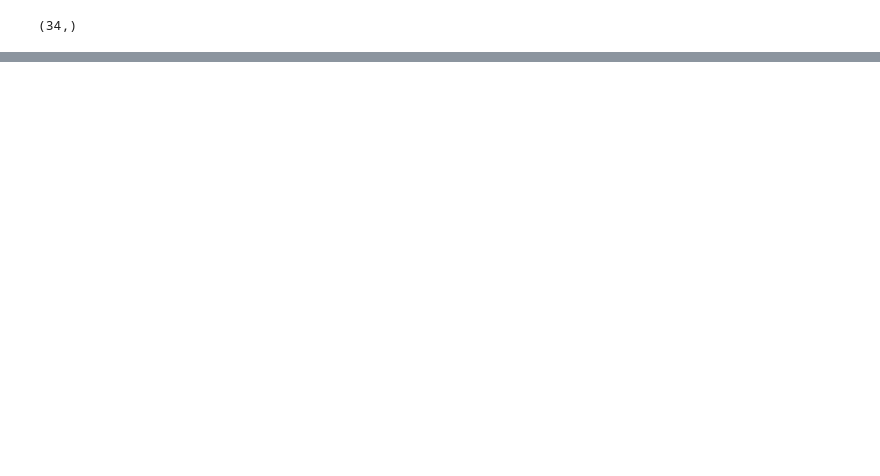
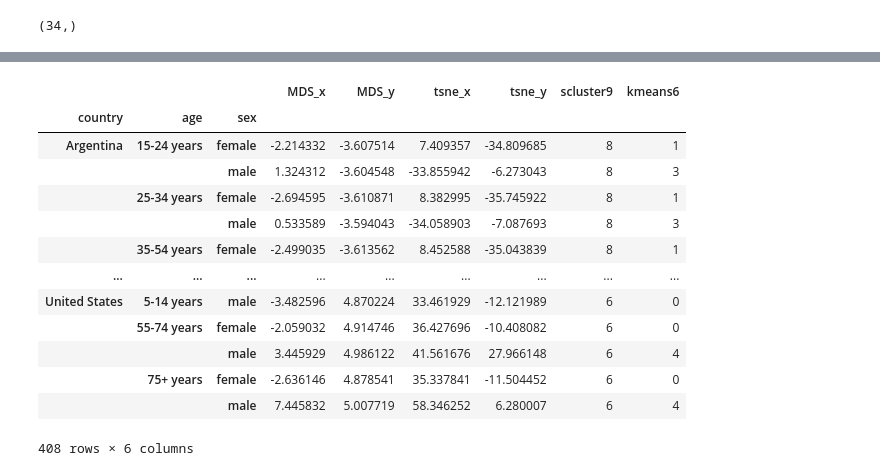
Before and after one commit to whylovegithub/MITA_First_Year, a Jupyter notebook: DAV/hw/hw5/hw5.ipynb, the cells around one changed output, grey strips where cells are left out. Cells and saved outputs as stored; diff of their text form; code cells hidden in the pictures; blank space fills up the shorter version.

Commit message:
12/08/2021 DAV projections

```diff
--- a/DAV/hw/hw5/hw5.ipynb
+++ b/DAV/hw/hw5/hw5.ipynb
@@ -175,0 +351,8 @@ df_selected2.to_csv("master_used_to_cluster.csv")
+# %%
+projections['scluster9'] =  projections['scluster9'].astype('str')
+# %%
+kmeans = KMeans(n_clusters =6, random_state = 0)
+
+km2 = kmeans.fit(df2_scaled)
+
+km2.labels_
@@ -175,0 +379,4 @@ df_selected2.to_csv("master_used_to_cluster.csv")
+# %%
+projections['kmeans6'] = km2.labels_
+# %%
+projections['kmeans6'] =  projections['kmeans6'].astype('str')
@@ -175,0 +398,17 @@ df_selected2.to_csv("master_used_to_cluster.csv")
+# %%
+projections
+# %% [output]
+|  |  |  | MDS_x | MDS_y | tsne_x | tsne_y | scluster9 | kmeans6 |
+| country | age | sex |  |  |  |  |  |  |
+| Argentina | 15-24 years | female | -2.214332 | -3.607514 | 7.409357 | -34.809685 | 8 | 1 |
+|  |  | male | 1.324312 | -3.604548 | -33.855942 | -6.273043 | 8 | 3 |
+|  | 25-34 years | female | -2.694595 | -3.610871 | 8.382995 | -35.745922 | 8 | 1 |
+|  |  | male | 0.533589 | -3.594043 | -34.058903 | -7.087693 | 8 | 3 |
+|  | 35-54 years | female | -2.499035 | -3.613562 | 8.452588 | -35.043839 | 8 | 1 |
+| ... | ... | ... | ... | ... | ... | ... | ... | ... |
+| United States | 5-14 years | male | -3.482596 | 4.870224 | 33.461929 | -12.121989 | 6 | 0 |
+|  | 55-74 years | female | -2.059032 | 4.914746 | 36.427696 | -10.408082 | 6 | 0 |
+|  |  | male | 3.445929 | 4.986122 | 41.561676 | 27.966148 | 6 | 4 |
+|  | 75+ years | female | -2.636146 | 4.878541 | 35.337841 | -11.504452 | 6 | 0 |
+|  |  | male | 7.445832 | 5.007719 | 58.346252 | 6.280007 | 6 | 4 |
+408 rows × 6 columns
```
Also changed, not shown: parts of 33 cells of this notebook, 28 other files.
